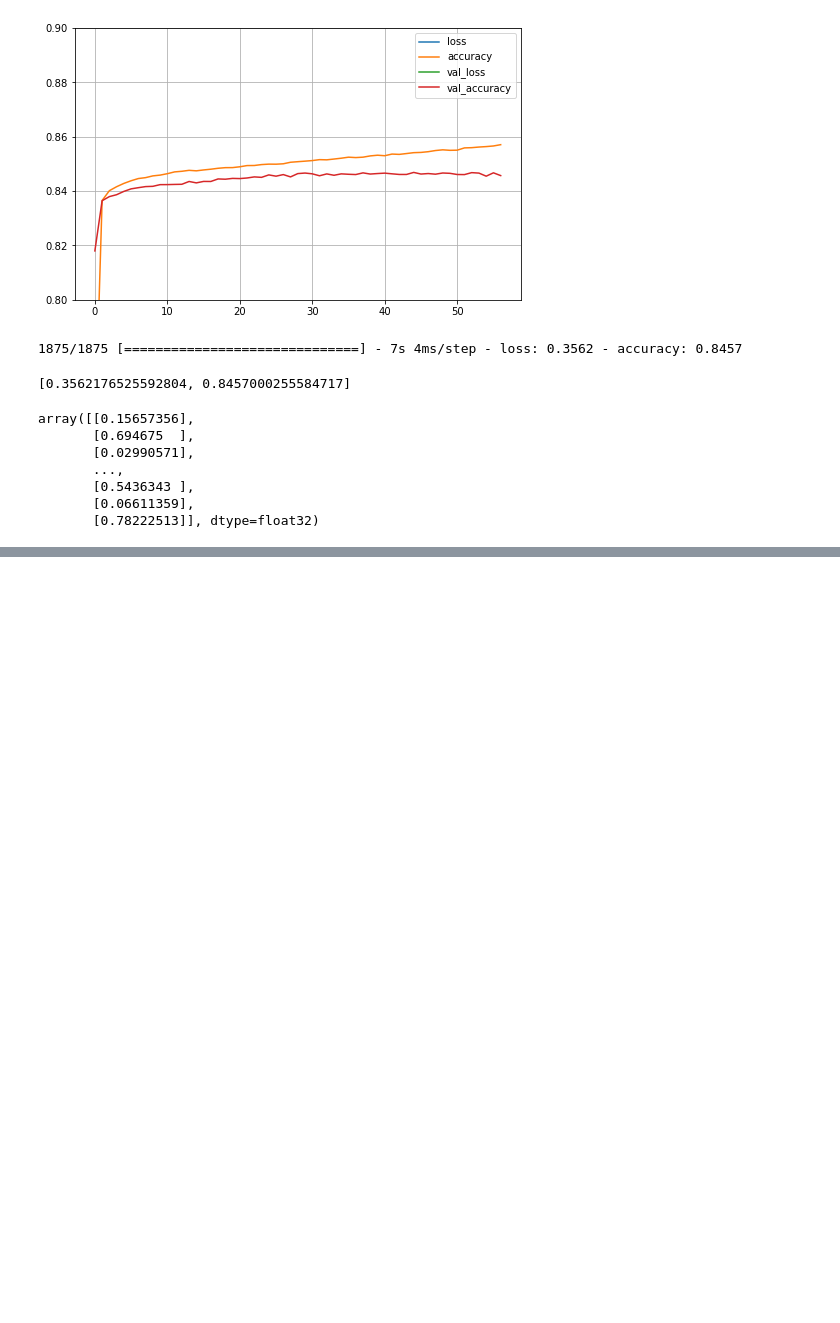
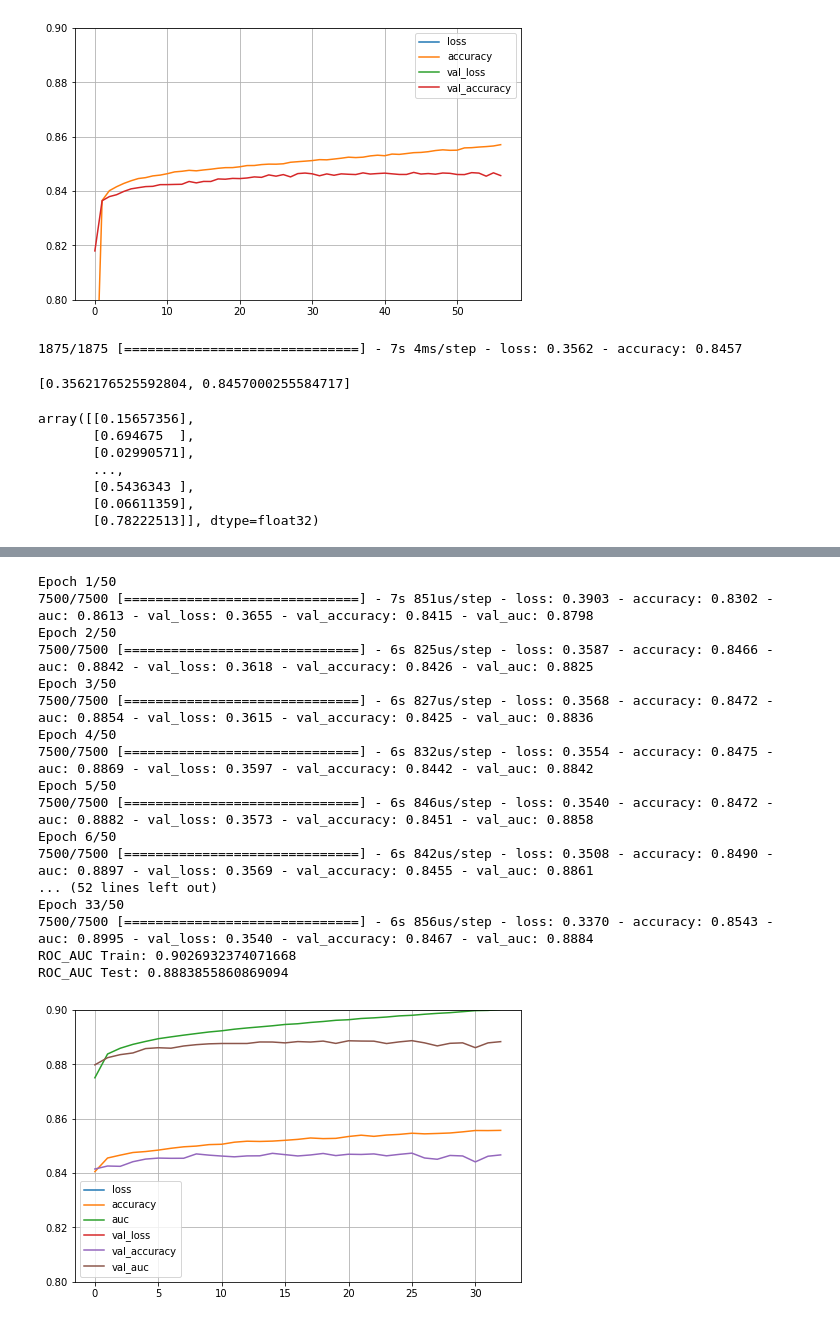
Before and after one commit to JonasSchroeder/Kaggel-Tabular-Playground-Series-2021, a Jupyter notebook: Mar 2021/Kaggle TPS 2021 - March.ipynb, the cells around one changed output, grey strips where cells are left out. Cells and saved outputs as stored; diff of their text form; code cells hidden in the pictures; blank space fills up the shorter version.

```diff
--- a/Mar 2021/Kaggle TPS 2021 - March.ipynb
+++ b/Mar 2021/Kaggle TPS 2021 - March.ipynb
@@ -1477,0 +1548,65 @@ export_df.to_csv(f"output/sequential_deeper_{name_add}.csv", index=False)
+# %%
+# Leaky ReLu activation
+
+import tensorflow as tf
+from tensorflow import keras
+
+# Model definition
+model = keras.models.Sequential([
+    keras.layers.Dense(100, kernel_initializer="he_normal"),
+    keras.layers.LeakyReLU(alpha=0.2),
+    keras.layers.Dense(100, kernel_initializer="he_normal"),
+    keras.layers.LeakyReLU(alpha=0.2),
+    keras.layers.Dense(1, activation="sigmoid")
+])
+
+optimizer = keras.optimizers.SGD(lr=0.01)
+
+model.compile(loss="binary_crossentropy",
+             optimizer=optimizer,
+             metrics=["accuracy", "AUC"])
+
+# fit the model
+history = model.fit(X_train, y_train, epochs=50,
+                    validation_data=(X_valid, y_valid),
+                    callbacks=[keras.callbacks.EarlyStopping(patience=10)])
+
+# plot learning curves
+import pandas as pd
+import matplotlib.pyplot as plt
+
+pd.DataFrame(history.history).plot(figsize=(8, 5))
+plt.grid(True)
+plt.gca().set_ylim(0.8,0.9)
+
+# ROC scores
+from sklearn.metrics import roc_curve, auc
+
+y_train_pred = model.predict(X_train)
+fpr, tpr, threshold = roc_curve(y_train, y_train_pred)
+roc_auc = auc(fpr, tpr)
+print("ROC_AUC Train: " + str(roc_auc))
+
+y_valid_pred = model.predict(X_valid)
+fpr, tpr, threshold = roc_curve(y_valid, y_valid_pred)
+roc_auc = auc(fpr, tpr)
+print("ROC_AUC Test: " + str(roc_auc))
+# %% [output]
+Epoch 1/50
+7500/7500 [==============================] - 7s 851us/step - loss: 0.3903 - accuracy: 0.8302 - auc: 0.8613 - val_loss: 0.3655 - val_accuracy: 0.8415 - val_auc: 0.8798
+Epoch 2/50
+7500/7500 [==============================] - 6s 825us/step - loss: 0.3587 - accuracy: 0.8466 - auc: 0.8842 - val_loss: 0.3618 - val_accuracy: 0.8426 - val_auc: 0.8825
+Epoch 3/50
+7500/7500 [==============================] - 6s 827us/step - loss: 0.3568 - accuracy: 0.8472 - auc: 0.8854 - val_loss: 0.3615 - val_accuracy: 0.8425 - val_auc: 0.8836
+Epoch 4/50
+7500/7500 [==============================] - 6s 832us/step - loss: 0.3554 - accuracy: 0.8475 - auc: 0.8869 - val_loss: 0.3597 - val_accuracy: 0.8442 - val_auc: 0.8842
+Epoch 5/50
+7500/7500 [==============================] - 6s 846us/step - loss: 0.3540 - accuracy: 0.8472 - auc: 0.8882 - val_loss: 0.3573 - val_accuracy: 0.8451 - val_auc: 0.8858
+Epoch 6/50
+7500/7500 [==============================] - 6s 842us/step - loss: 0.3508 - accuracy: 0.8490 - auc: 0.8897 - val_loss: 0.3569 - val_accuracy: 0.8455 - val_auc: 0.8861
+... (52 lines left out)
+Epoch 33/50
+7500/7500 [==============================] - 6s 856us/step - loss: 0.3370 - accuracy: 0.8543 - auc: 0.8995 - val_loss: 0.3540 - val_accuracy: 0.8467 - val_auc: 0.8884
+ROC_AUC Train: 0.9026932374071668
+ROC_AUC Test: 0.8883855860869094
+[figure, added]
```
Also changed, not shown: parts of 6 cells of this notebook.
